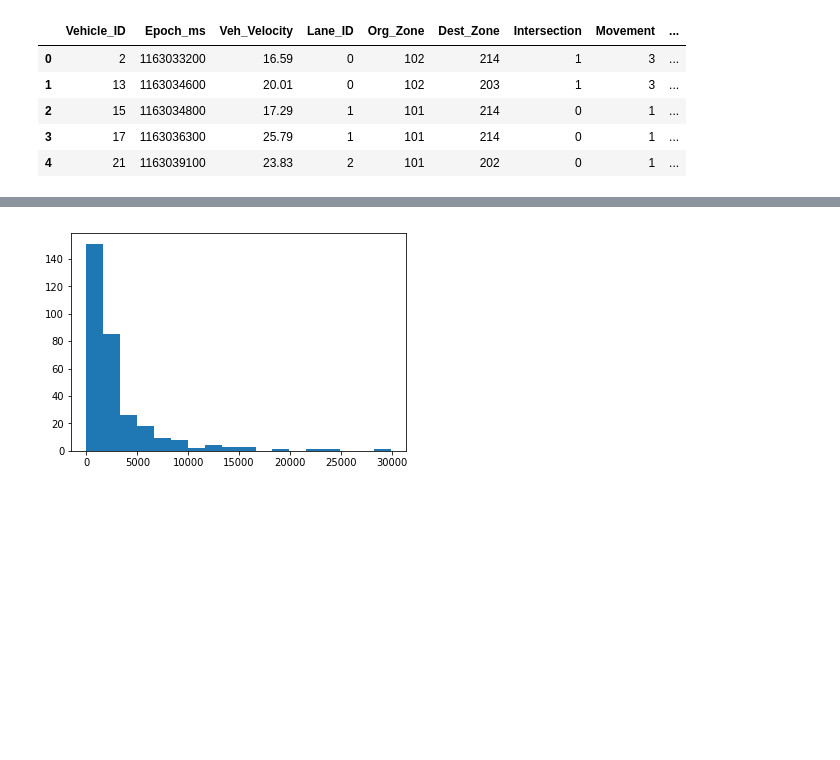
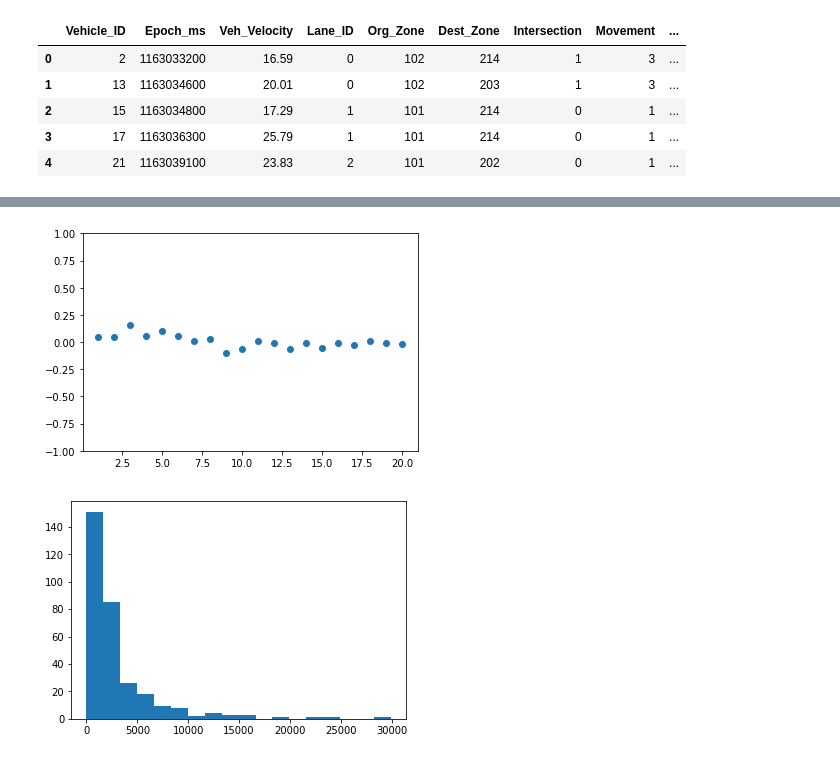
Before and after one commit to bglowniak/TrafficSimulation, a Jupyter notebook: Input Analysis/Input Analysis.ipynb, the cells around one changed output, grey strips where cells are left out. Saved outputs shown, nothing was run; the diff lists cells and outputs as text; code cells hidden in the pictures; blank space fills up the shorter version.

```diff
--- a/Input Analysis/Input Analysis.ipynb
+++ b/Input Analysis/Input Analysis.ipynb
@@ -69,0 +70,21 @@ b = round(math.sqrt(l))
+# %%
+l = len(df_final.index)
+b = round(math.sqrt(l))
+
+def autocorrelation_plot(data, points):
+    x_n = sum(data) / len(data)
+    s_n = np.var(data)
+
+    p_k = []
+
+    for k in range(1, points + 1):
+        top = 0
+        for j in range(0, len(data) - k):
+            top += (data[j] - x_n) * (data[j + k] - x_n)
+
+        bottom = (len(data) - k) * s_n
+        p_k.append(top / bottom)
+
+    plt.ylim(-1, 1)
+    x = range(1, len(p_k) + 1)
+    plt.scatter(x, p_k)
@@ -70,3 +101,7 @@ b = round(math.sqrt(l))
+# %%
+autocorrelation_plot(ia, 20)
+# %% [output]
+[figure, added]
 # %%
 n, bins, patches = plt.hist(df_final["Interarrival"], b)
 # %% [output]
```
Also changed, not shown: parts of 8 cells of this notebook, 4 other files.
